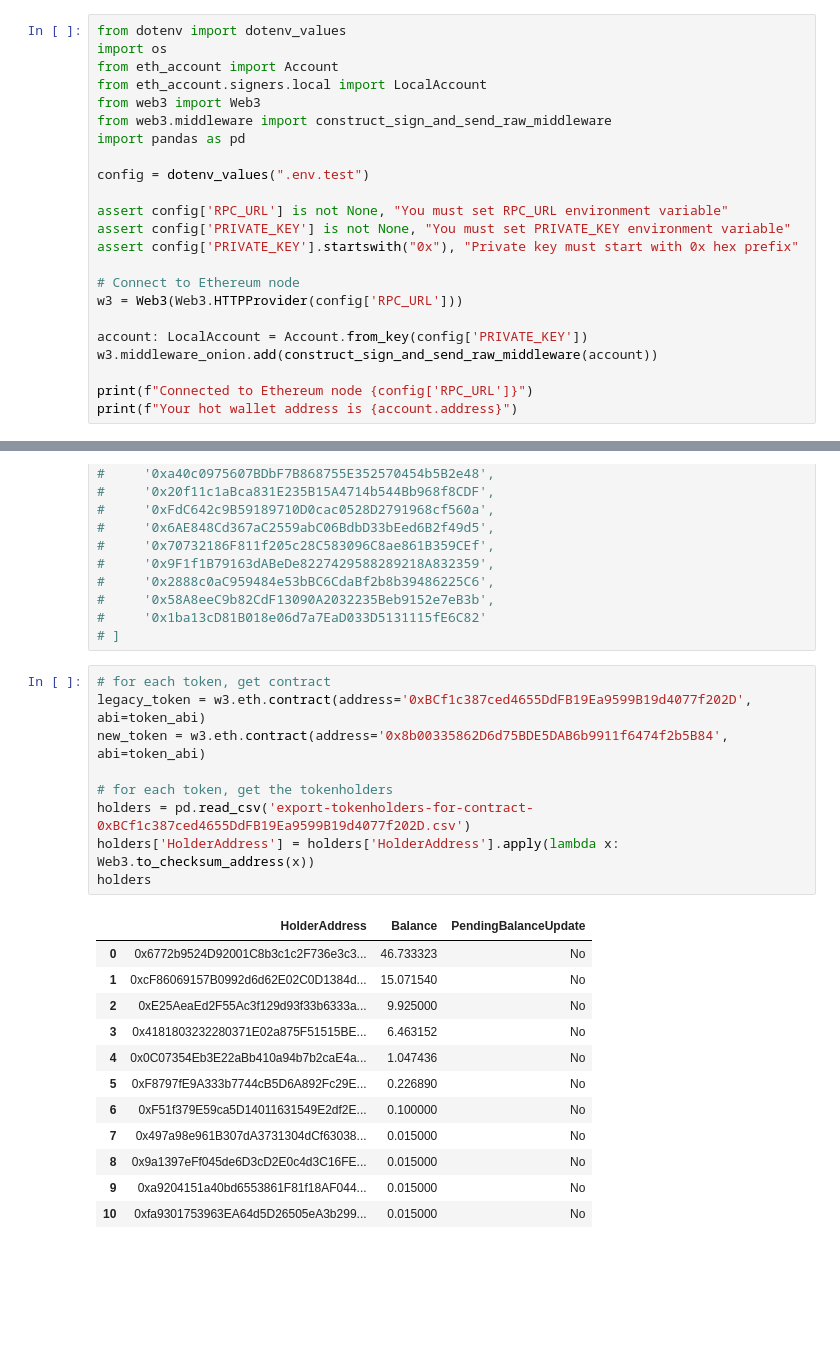
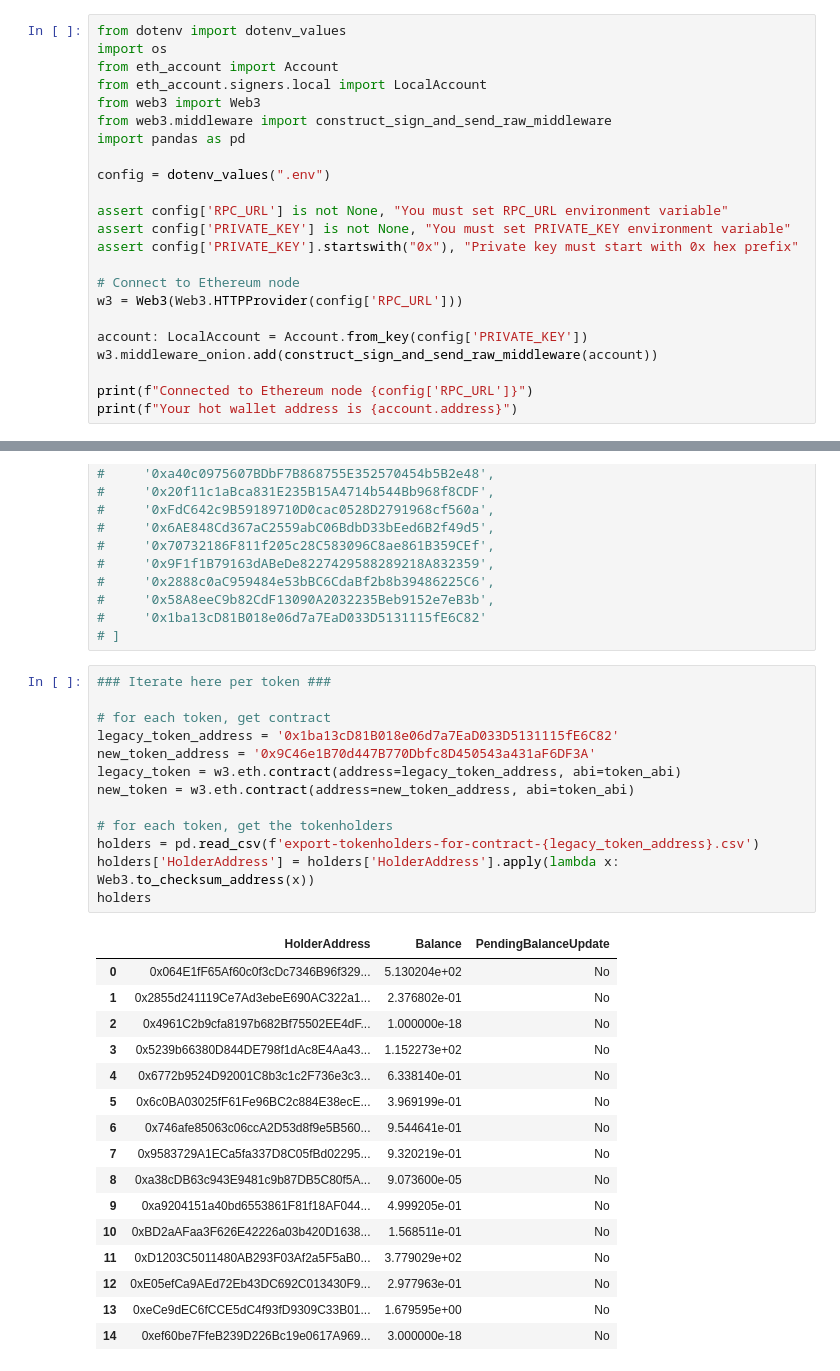
Before and after one commit to dinaricrypto/sbt-contracts, a Jupyter notebook: data/dshares_holdings.ipynb, the cells around one changed output, grey strips where cells are left out. Saved outputs shown, nothing was run; the diff lists cells and outputs as text; blank space fills up the shorter version.

```diff
--- a/data/dshares_holdings.ipynb
+++ b/data/dshares_holdings.ipynb
@@ -7,7 +7,7 @@ from web3 import Web3
 from web3.middleware import construct_sign_and_send_raw_middleware
 import pandas as pd
 
-config = dotenv_values(".env.test")
+config = dotenv_values(".env")
 
 assert config['RPC_URL'] is not None, "You must set RPC_URL environment variable"
 assert config['PRIVATE_KEY'] is not None, "You must set PRIVATE_KEY environment variable"
@@ -1083,27 +1083,35 @@ legacy_addresses = [
 #     '0x1ba13cD81B018e06d7a7EaD033D5131115fE6C82'
 # ]
 # %%
+### Iterate here per token ###
+
 # for each token, get contract
-legacy_token = w3.eth.contract(address='0xBCf1c387ced4655DdFB19Ea9599B19d4077f202D', abi=token_abi)
-new_token = w3.eth.contract(address='0x8b00335862D6d75BDE5DAB6b9911f6474f2b5B84', abi=token_abi)
+legacy_token_address = '0x1ba13cD81B018e06d7a7EaD033D5131115fE6C82'
+new_token_address = '0x9C46e1B70d447B770Dbfc8D450543a431aF6DF3A'
+legacy_token = w3.eth.contract(address=legacy_token_address, abi=token_abi)
+new_token = w3.eth.contract(address=new_token_address, abi=token_abi)
 
 # for each token, get the tokenholders
-holders = pd.read_csv('export-tokenholders-for-contract-0xBCf1c387ced4655DdFB19Ea9599B19d4077f202D.csv')
+holders = pd.read_csv(f'export-tokenholders-for-contract-{legacy_token_address}.csv')
 holders['HolderAddress'] = holders['HolderAddress'].apply(lambda x: Web3.to_checksum_address(x))
 holders
 # %% [output]
 |  | HolderAddress | Balance | PendingBalanceUpdate |
-| 0 | 0x6772b9524D92001C8b3c1c2F736e3c3... | 46.733323 | No |
-| 1 | 0xcF86069157B0992d6d62E02C0D1384d... | 15.071540 | No |
-| 2 | 0xE25AeaEd2F55Ac3f129d93f33b6333a... | 9.925000 | No |
-| 3 | 0x4181803232280371E02a875F51515BE... | 6.463152 | No |
-| 4 | 0x0C07354Eb3E22aBb410a94b7b2caE4a... | 1.047436 | No |
-| 5 | 0xF8797fE9A333b7744cB5D6A892Fc29E... | 0.226890 | No |
-| 6 | 0xF51f379E59ca5D14011631549E2df2E... | 0.100000 | No |
-| 7 | 0x497a98e961B307dA3731304dCf63038... | 0.015000 | No |
-| 8 | 0x9a1397eFf045de6D3cD2E0c4d3C16FE... | 0.015000 | No |
-| 9 | 0xa9204151a40bd6553861F81f18AF044... | 0.015000 | No |
-| 10 | 0xfa9301753963EA64d5D26505eA3b299... | 0.015000 | No |
+| 0 | 0x064E1fF65Af60c0f3cDc7346B96f329... | 5.130204e+02 | No |
+| 1 | 0x2855d241119Ce7Ad3ebeE690AC322a1... | 2.376802e-01 | No |
+| 2 | 0x4961C2b9cfa8197b682Bf75502EE4dF... | 1.000000e-18 | No |
+| 3 | 0x5239b66380D844DE798f1dAc8E4Aa43... | 1.152273e+02 | No |
+| 4 | 0x6772b9524D92001C8b3c1c2F736e3c3... | 6.338140e-01 | No |
+| 5 | 0x6c0BA03025fF61Fe96BC2c884E38ecE... | 3.969199e-01 | No |
+| 6 | 0x746afe85063c06ccA2D53d8f9e5B560... | 9.544641e-01 | No |
+| 7 | 0x9583729A1ECa5fa337D8C05fBd02295... | 9.320219e-01 | No |
+| 8 | 0xa38cDB63c943E9481c9b87DB5C80f5A... | 9.073600e-05 | No |
+| 9 | 0xa9204151a40bd6553861F81f18AF044... | 4.999205e-01 | No |
+| 10 | 0xBD2aAFaa3F626E42226a03b420D1638... | 1.568511e-01 | No |
+| 11 | 0xD1203C5011480AB293F03Af2a5F5aB0... | 3.779029e+02 | No |
+| 12 | 0xE05efCa9AEd72Eb43DC692C013430F9... | 2.977963e-01 | No |
+| 13 | 0xeCe9dEC6fCCE5dC4f93fD9309C33B01... | 1.679595e+00 | No |
+| 14 | 0xef60be7FfeB239D226Bc19e0617A969... | 3.000000e-18 | No |
 # %%
 # give minter role to account
 tx_hash = new_token.functions.grantRole(new_token.functions.MINTER_ROLE().call(), account.address).transact({'from': account.address})
```
Also changed, not shown: parts of 6 cells of this notebook, 8 other files.
